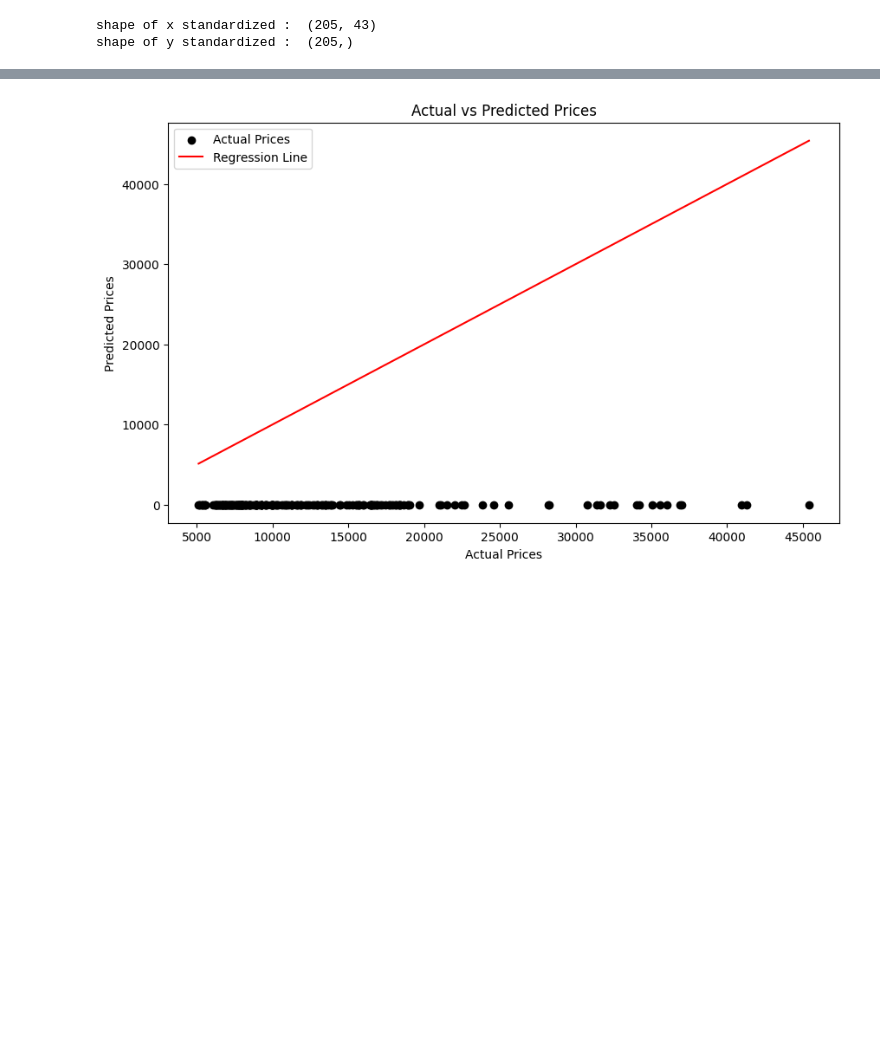
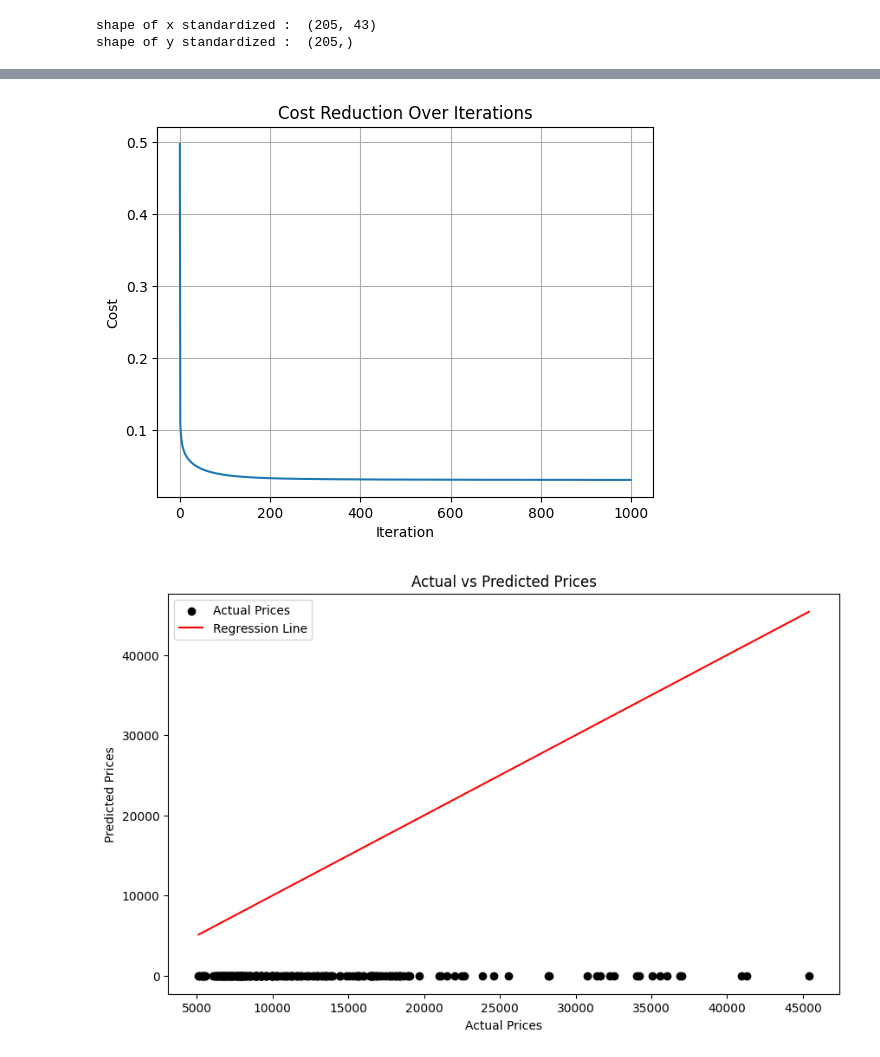
Before and after one commit to arjun-sriram-1/mrm, a Jupyter notebook: mrm_carprice.ipynb, the cells around one changed output, grey strips where cells are left out. Saved outputs shown, nothing was run; the diff lists cells and outputs as text; code cells hidden in the pictures; blank space fills up the shorter version.

```diff
--- a/mrm_carprice.ipynb
+++ b/mrm_carprice.ipynb
@@ -119,14 +117,3 @@ print('shape of y standardized : ',y_standardized.shape)
 # %% [output]
 shape of x standardized :  (205, 43)
 shape of y standardized :  (205,)
-# %%
-# Adding bias term (intercept) manually
-x_standardized = np.c_[np.ones(x_standardized.shape[0]), x_standardized]
-
-# Convert target variable into numpy array
-y = y.values.reshape(-1, 1)
-
-# Splitting the dataset into training and test sets (manually)
-train_size = int(0.8 * len(x_standardized))
-x_train, x_test = x_standardized[:train_size], x_standardized[train_size:]
-y_train, y_test = y[:train_size], y[train_size:]
@@ -147,9 +132,10 @@ def model(X, Y, learning_rate, iteration):
         theta = theta - learning_rate*d_theta
         cost_list.append(cost)
 
+
         if(i%(iteration/10) == 0):
             print("Cost at iteration", i, "is:", cost)
-    return theta, cost_list
+    return theta, cost_list, y_pred
 # %%
 iteration = 1000
 learning_rate = 0.1
@@ -168 +154,10 @@ Cost at iteration 900 is: 0.03040908493851179
+# %%
+plt.plot(cost_list)
+plt.xlabel('Iteration')
+plt.ylabel('Cost')
+plt.title('Cost Reduction Over Iterations')
+plt.grid()
+plt.show()
+# %% [output]
+[figure, added]
 # %%
```
Also changed, not shown: parts of 5 cells of this notebook.
